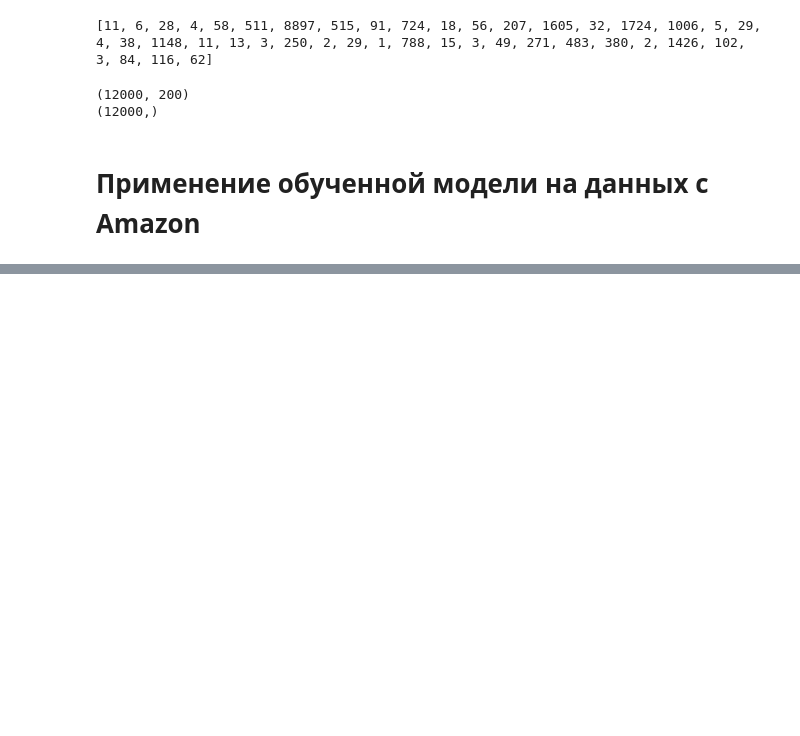
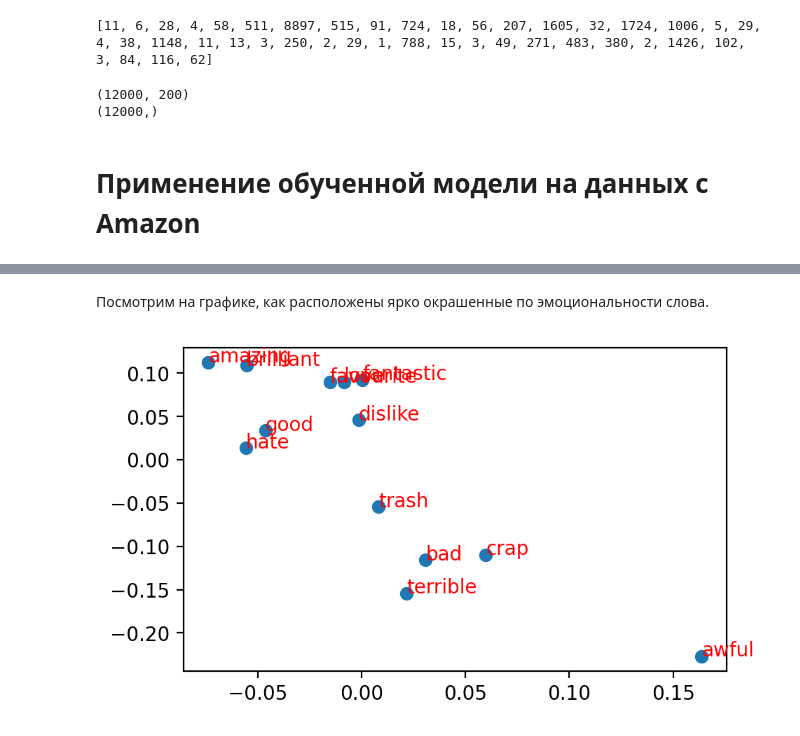
Before and after one commit to ElenaShargina/nnetworks, a Jupyter notebook: Сеть_для_анализа_отзывов_на_фильмы_и_ипользование_её_для_отзывов_на_книги.ipynb, the cells around one changed output, grey strips where cells are left out. Cells and saved outputs as stored; diff of their text form; code cells hidden in the pictures; blank space fills up the shorter version.

```diff
--- a/Сеть_для_анализа_отзывов_на_фильмы_и_ипользование_её_для_отзывов_на_книги.ipynb
+++ b/Сеть_для_анализа_отзывов_на_фильмы_и_ипользование_её_для_отзывов_на_книги.ipynb
@@ -308,0 +330,11 @@ print("Доля верных ответов на тестовых данных,
+# %%
+embedding_matrix = model.layers[0].get_weights()[0]
+
+word_index_original = imdb.get_word_index()
+
+word_index = {word:number+3 for word, number in word_index_original.items()}
+
+word_index["<Заполнитель>"] = 0
+word_index["<Начало последовательности>"] = 1
+word_index["<Неизвестное слово>"] = 2
+word_index["<Не используется>"] = 3
@@ -308,0 +377,14 @@ print("Доля верных ответов на тестовых данных,
+# %% [markdown]
+Посмотрим на графике, как расположены ярко окрашенные по эмоциональности слова.
+# %%
+words = ['brilliant', 'fantastic', 'amazing', 'good', 'love', 'favourite',
+          'bad', 'awful','crap', 'terrible', 'trash', 'hate', 'dislike']
+
+word_vectors = embedding_matrix[[word_index[i] for i in words]]
+
+plt.figure(figsize=(5, 3), dpi=200, facecolor='w')
+plt.scatter(word_vectors[:,0], word_vectors[:,1])
+for i, txt in enumerate(words):
+    plt.annotate(txt, (word_vectors[i,0], word_vectors[i,1]), color='r')
+# %% [output]
+[figure, added]
```
Also changed, not shown: parts of 12 cells of this notebook.
